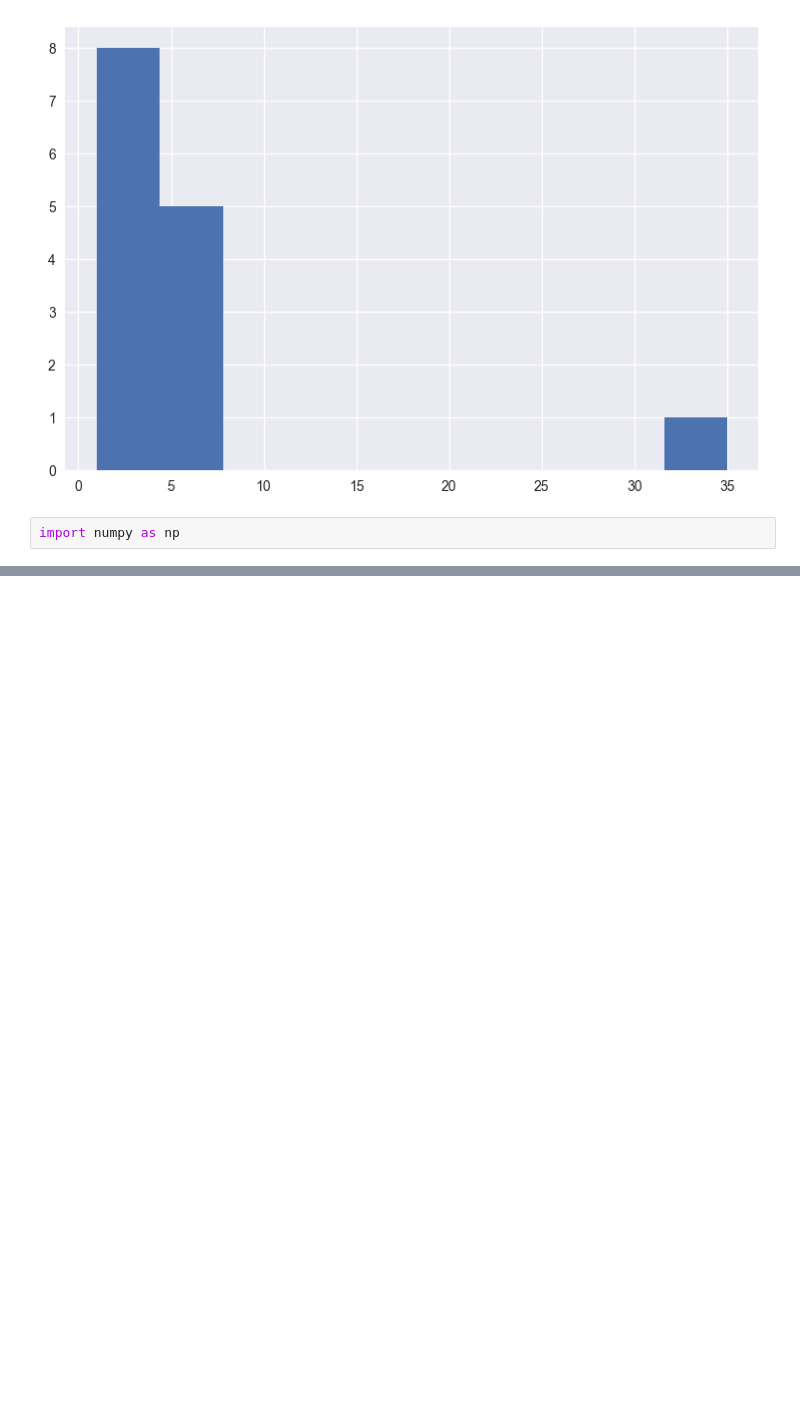
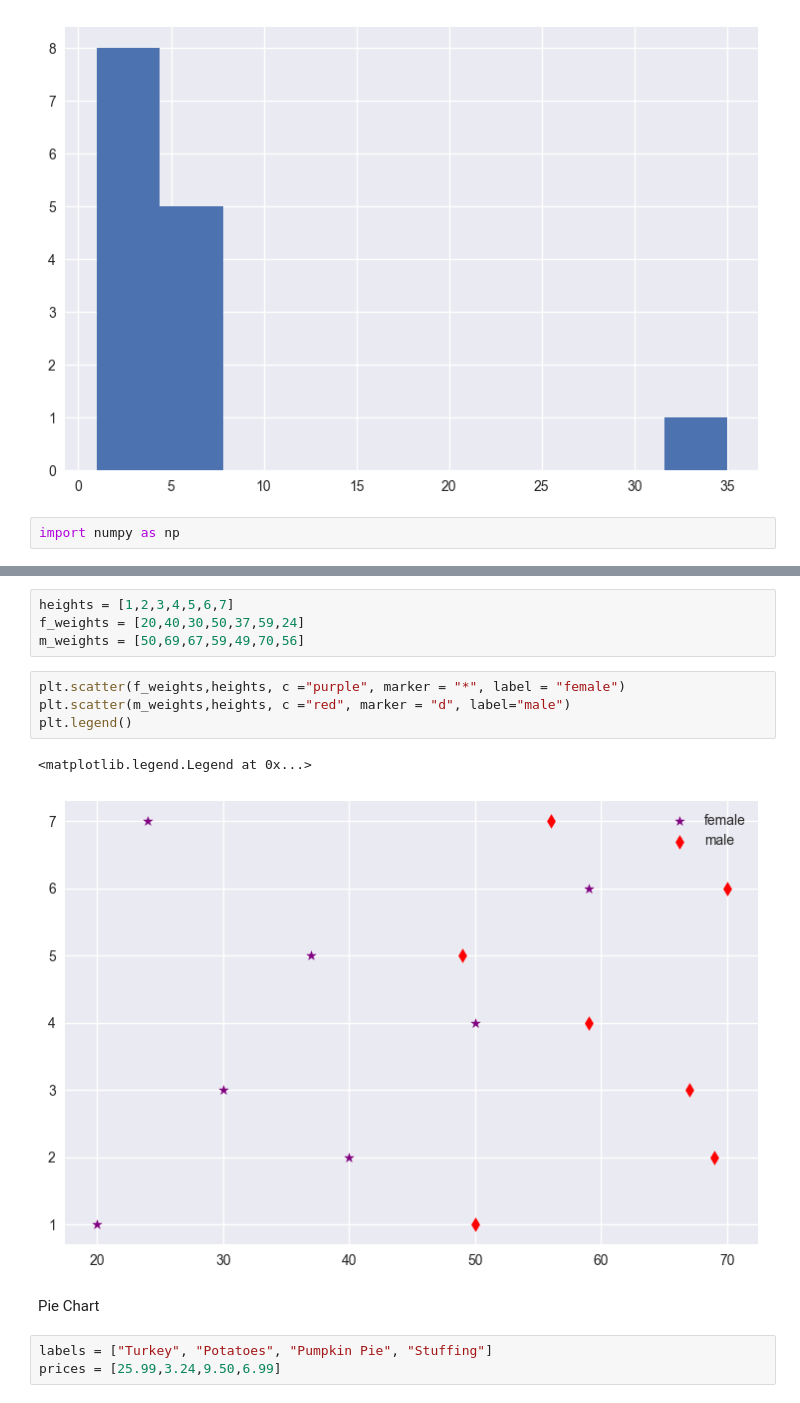
Before and after one commit to Shreyaa710/PythonLibraries, a Jupyter notebook: matplotLearn.ipynb, the cells around one changed output, grey strips where cells are left out. Saved outputs shown, nothing was run; the diff lists cells and outputs as text; blank space fills up the shorter version.

```diff
--- a/matplotLearn.ipynb
+++ b/matplotLearn.ipynb
@@ -251,0 +266,16 @@ NameError: name 'pd' is not defined
+# %%
+heights = [1,2,3,4,5,6,7]
+f_weights = [20,40,30,50,37,59,24]
+m_weights = [50,69,67,59,49,70,56]
+# %%
+plt.scatter(f_weights,heights, c ="purple", marker = "*", label = "female")
+plt.scatter(m_weights,heights, c ="red", marker = "d", label="male")
+plt.legend()
+# %% [output]
+<matplotlib.legend.Legend at 0x...>
+[figure, added]
+# %% [markdown]
+Pie Chart
+# %%
+labels = ["Turkey", "Potatoes", "Pumpkin Pie", "Stuffing"]
+prices = [25.99,3.24,9.50,6.99]
```
Also changed, not shown: parts of 13 cells of this notebook.
